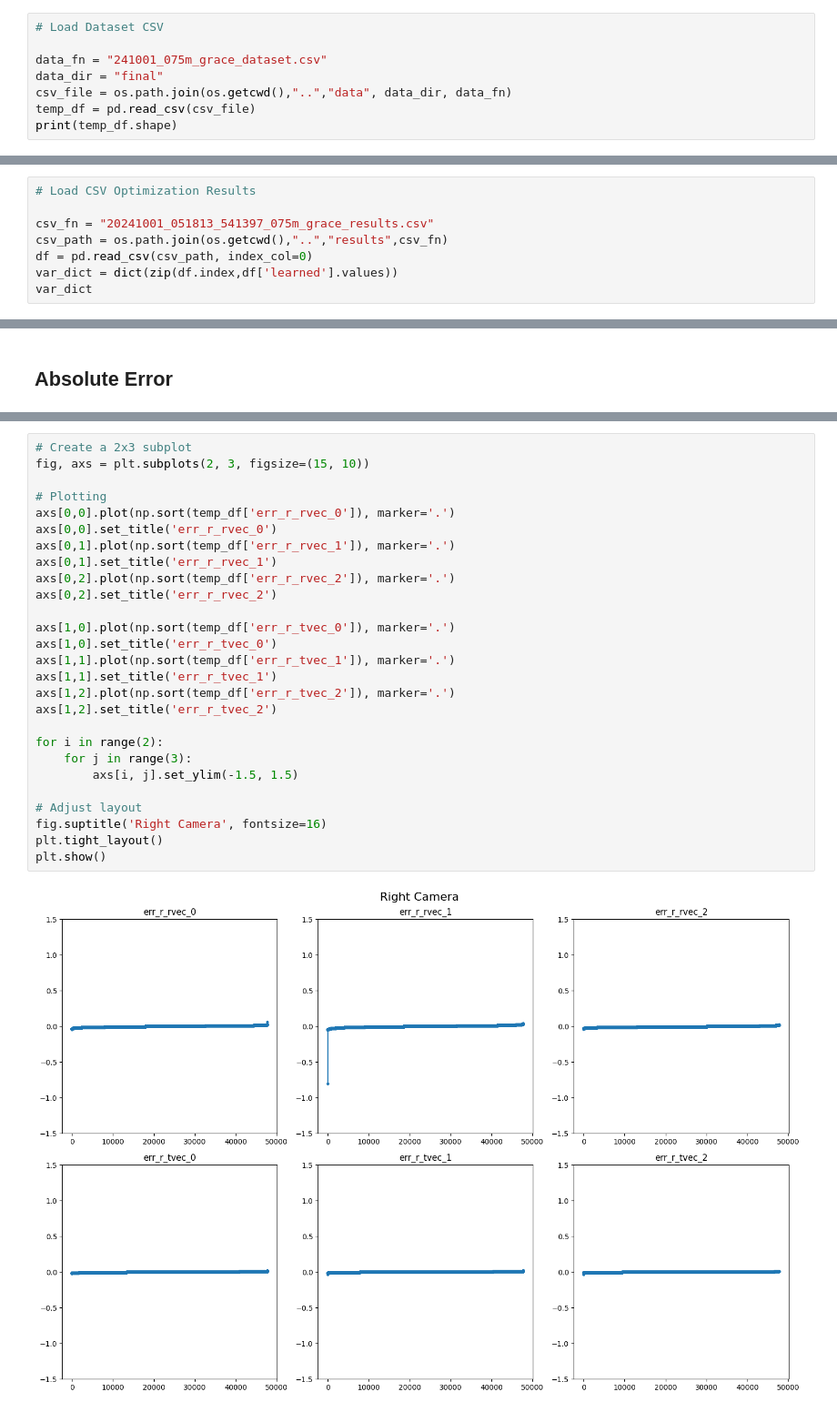
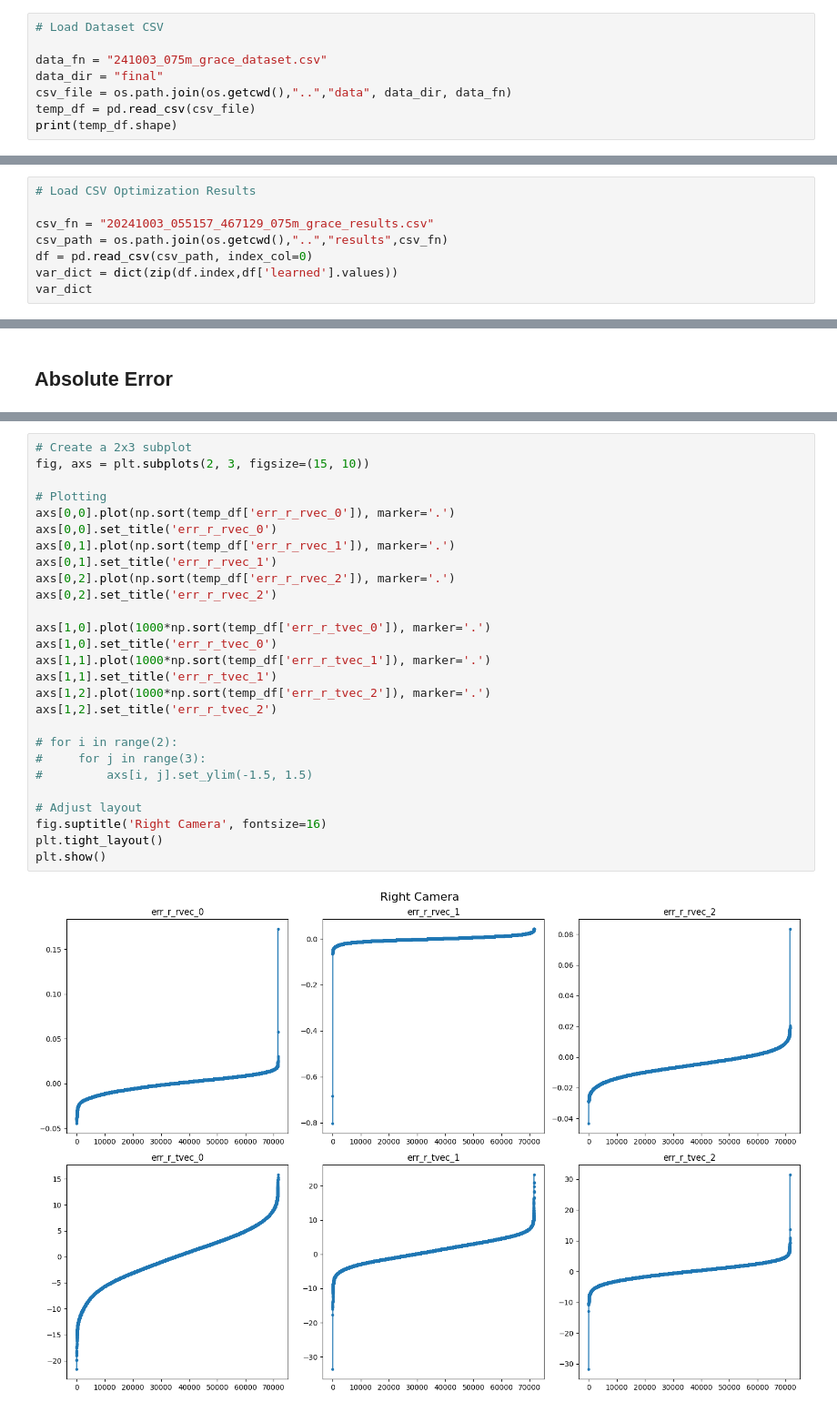
Before and after one commit to jpmnieles/grace_dl, a Jupyter notebook: notebooks/240929_Optimization_Evaluation.ipynb, the cells around one changed output, grey strips where cells are left out. Shown at 91% size. Cells and saved outputs as stored; diff of their text form.

```diff
--- a/notebooks/240929_Optimization_Evaluation.ipynb
+++ b/notebooks/240929_Optimization_Evaluation.ipynb
@@ -140,7 +140,7 @@ robot = URDF.from_xml_file(urdf_path)
 # %%
 # Load Dataset CSV
 
-data_fn = "241001_075m_grace_dataset.csv"
+data_fn = "241003_075m_grace_dataset.csv"
 data_dir = "final"
 csv_file = os.path.join(os.getcwd(),"..","data", data_dir, data_fn)
 temp_df = pd.read_csv(csv_file)
@@ -161,7 +161,7 @@ data_df['cmd_theta_eyes_tilt'] = np.radians(data_df['cmd_theta_eyes_tilt'].value
 # %%
 # Load CSV Optimization Results
 
-csv_fn = "20241001_051813_541397_075m_grace_results.csv"
+csv_fn = "20241003_055157_467129_075m_grace_results.csv"
 csv_path = os.path.join(os.getcwd(),"..","results",csv_fn)
 df = pd.read_csv(csv_path, index_col=0)
 var_dict = dict(zip(df.index,df['learned'].values))
@@ -350,29 +350,29 @@ plt.show()
 # %%
 # Create a 2x3 subplot
 fig, axs = plt.subplots(2, 3, figsize=(15, 10))
 
 # Plotting
 axs[0,0].plot(np.sort(temp_df['err_r_rvec_0']), marker='.')
 axs[0,0].set_title('err_r_rvec_0')
 axs[0,1].plot(np.sort(temp_df['err_r_rvec_1']), marker='.')
 axs[0,1].set_title('err_r_rvec_1')
 axs[0,2].plot(np.sort(temp_df['err_r_rvec_2']), marker='.')
 axs[0,2].set_title('err_r_rvec_2')
 
-axs[1,0].plot(np.sort(temp_df['err_r_tvec_0']), marker='.')
+axs[1,0].plot(1000*np.sort(temp_df['err_r_tvec_0']), marker='.')
 axs[1,0].set_title('err_r_tvec_0')
-axs[1,1].plot(np.sort(temp_df['err_r_tvec_1']), marker='.')
+axs[1,1].plot(1000*np.sort(temp_df['err_r_tvec_1']), marker='.')
 axs[1,1].set_title('err_r_tvec_1')
-axs[1,2].plot(np.sort(temp_df['err_r_tvec_2']), marker='.')
+axs[1,2].plot(1000*np.sort(temp_df['err_r_tvec_2']), marker='.')
 axs[1,2].set_title('err_r_tvec_2')
 
-for i in range(2):
-    for j in range(3):
-        axs[i, j].set_ylim(-1.5, 1.5)
+# for i in range(2):
+#     for j in range(3):
+#         axs[i, j].set_ylim(-1.5, 1.5)
 
 # Adjust layout
 fig.suptitle('Right Camera', fontsize=16)
 plt.tight_layout()
 plt.show()
 # %% [output]
-[figure, old version]
+[figure, new version]
```
Also changed, not shown: parts of 7 cells of this notebook.
